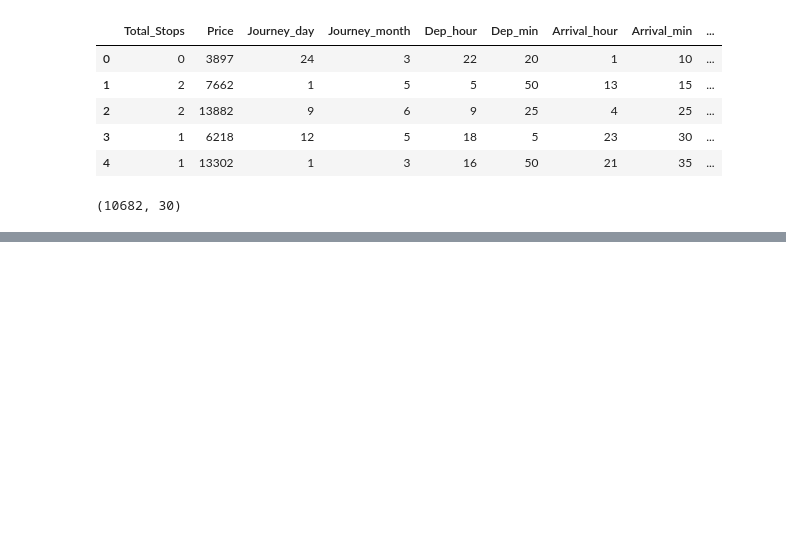
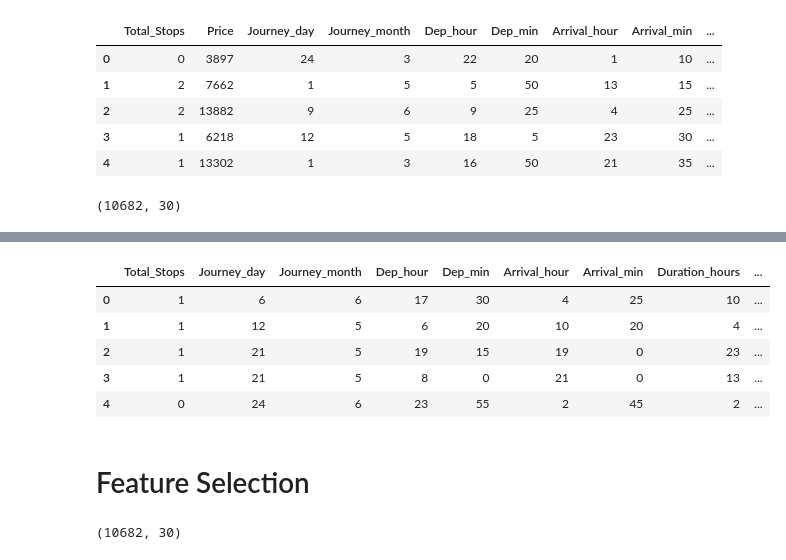
Before and after one commit to TirthThesiya/Price-Predictor, a Jupyter notebook: airplane.ipynb, the cells around one changed output, grey strips where cells are left out. Cells and saved outputs as stored; diff of their text form; code cells hidden in the pictures; blank space fills up the shorter version.

```diff
--- a/airplane.ipynb
+++ b/airplane.ipynb
@@ -361,0 +463,15 @@ data_train.shape
+# %%
+data_test.head()
+# %% [output]
+|  | Total_Stops | Journey_day | Journey_month | Dep_hour | Dep_min | Arrival_hour | Arrival_min | Duration_hours | ... |
+| 0 | 1 | 6 | 6 | 17 | 30 | 4 | 25 | 10 | ... |
+| 1 | 1 | 12 | 5 | 6 | 20 | 10 | 20 | 4 | ... |
+| 2 | 1 | 21 | 5 | 19 | 15 | 19 | 0 | 23 | ... |
+| 3 | 1 | 21 | 5 | 8 | 0 | 21 | 0 | 13 | ... |
+| 4 | 0 | 24 | 6 | 23 | 55 | 2 | 45 | 2 | ... |
+# %% [markdown]
+# Feature Selection
+# %%
+data_train.shape
+# %% [output]
+(10682, 30)
```
Also changed, not shown: parts of 26 cells of this notebook.
